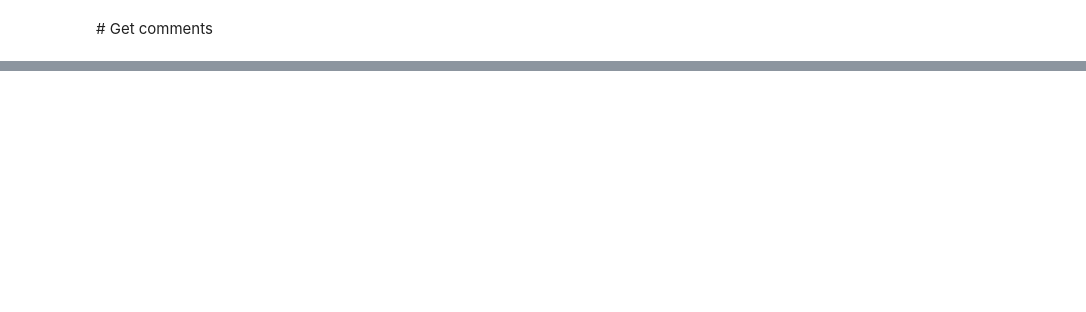
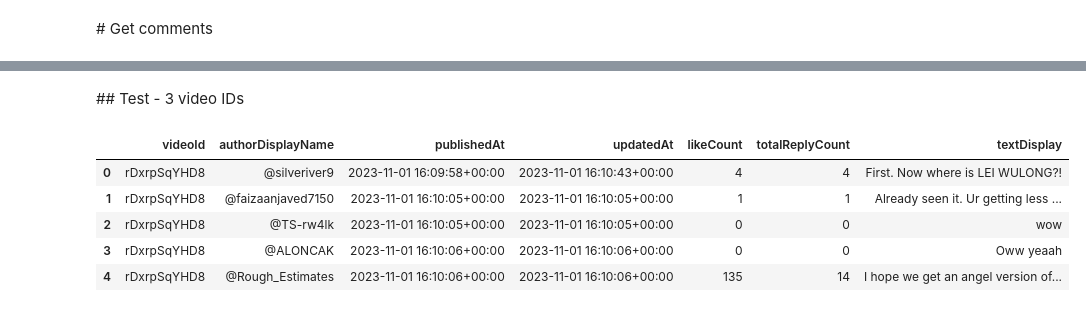
Before and after one commit to JonR45/TekkenNLP, a Jupyter notebook: notebooks/1.2.get_video_comments.ipynb, the cells around one changed output, grey strips where cells are left out. Saved outputs shown, nothing was run; the diff lists cells and outputs as text; code cells hidden in the pictures; blank space fills up the shorter version.

```diff
--- a/notebooks/1.2.get_video_comments.ipynb
+++ b/notebooks/1.2.get_video_comments.ipynb
@@ -253,0 +367,15 @@ df.info()
+# %% [markdown]
+## Test - 3 video IDs
+# %%
+# test with 3 video ids
+video_ids_3_test = ["9jJiNa4HoD0", "9D5vq-zq9y4", "rDxrpSqYHD8"]
+
+df_3_videos_test = get_top_level_comments(youtube_service_object=youtube, video_ids=video_ids_3_test)
+df_3_videos_test.head()
+# %% [output]
+|  | videoId | authorDisplayName | publishedAt | updatedAt | likeCount | totalReplyCount | textDisplay |
+| 0 | rDxrpSqYHD8 | @silveriver9 | 2023-11-01 16:09:58+00:00 | 2023-11-01 16:10:43+00:00 | 4 | 4 | First. Now where is LEI WULONG?! |
+| 1 | rDxrpSqYHD8 | @faizaanjaved7150 | 2023-11-01 16:10:05+00:00 | 2023-11-01 16:10:05+00:00 | 1 | 1 | Already seen it. Ur getting less ... |
+| 2 | rDxrpSqYHD8 | @TS-rw4lk | 2023-11-01 16:10:05+00:00 | 2023-11-01 16:10:05+00:00 | 0 | 0 | wow |
+| 3 | rDxrpSqYHD8 | @ALONCAK | 2023-11-01 16:10:06+00:00 | 2023-11-01 16:10:06+00:00 | 0 | 0 | Oww yeaah |
+| 4 | rDxrpSqYHD8 | @Rough_Estimates | 2023-11-01 16:10:06+00:00 | 2023-11-01 16:10:06+00:00 | 135 | 14 | I hope we get an angel version of... |
```
Also changed, not shown: parts of 33 cells of this notebook, 5 other files.
